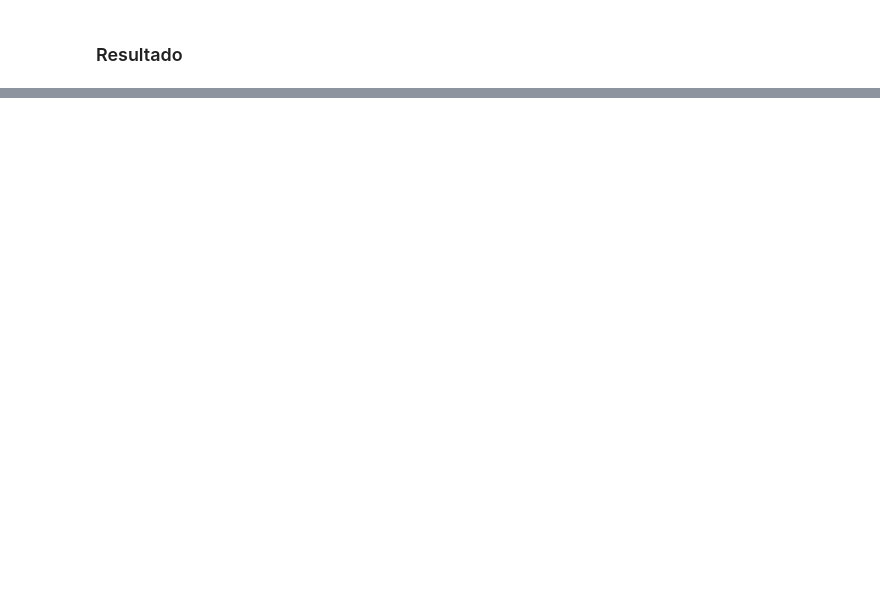
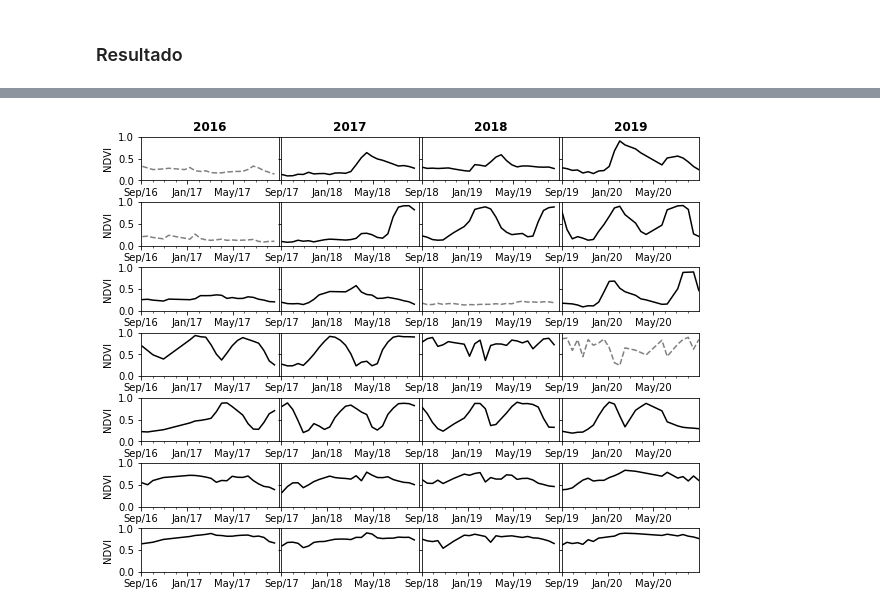
Before and after one commit to felipesa01/projeto_pdi, a Jupyter notebook: Moving_window_analysis.ipynb, the cells around one changed output, grey strips where cells are left out. Saved outputs shown, nothing was run; the diff lists cells and outputs as text; code cells hidden in the pictures; blank space fills up the shorter version.

```diff
--- a/Moving_window_analysis.ipynb
+++ b/Moving_window_analysis.ipynb
@@ -126,0 +350,48 @@ display(pd.DataFrame(final_result))
+# %%
+# df = -pd.DataFrame(final_result_euclidian)
+# df = df.loc[df.any(axis=1) , : ]
+# df = -df
+
+df = df.loc[[10389, 10666, 10691,2480, 1, 6, 7  ],:]
+# df = df.loc[[5875,2 ],:]
+
+
+fig, ax = plt.subplots(df.shape[0],len(anos_ag),figsize=(10,8), sharey=True)
+fig.subplots_adjust(wspace = .02,hspace=.5)
+
+for linha, ponto in enumerate(df.index):
+
+    for (coluna,ano), intervalo in zip(enumerate(anos_ag),anos_ag.values()):
+
+        if not df.loc[ponto, ano]:
+            ls = '--'
+            color = 'gray'
+        else:
+            ls = '-'
+            color = 'black'
+
+        ax[linha,coluna].set_ylim(0,1)
+
+        months = mdates.MonthLocator(interval=4)
+        month_fmt = mdates.DateFormatter('%b/%y')
+
+        months_minor = mdates.MonthLocator()
+
+
+        ax[linha,coluna].get_xaxis().set_minor_locator(months_minor)
+        ax[linha,coluna].get_xaxis().set_major_locator(months)
+        ax[linha,coluna].get_xaxis().set_major_formatter(month_fmt)
+
+        if linha == 0:
+            ax[linha,coluna].set_title(ano,weight='bold')
+
+        ax[linha,coluna].set_xlim(left=intervalo[0],right=intervalo[1])
+
+        ax[linha,coluna].plot(df_interpolado.loc[intervalo[0]:intervalo[1],ponto], color=color, ls=ls);
+
+
+    ax[linha,0].set_ylabel('NDVI',labelpad=5);
+#     ax[linha,0].set_ylabel('Sample {}'.format(ponto),labelpad=10,weight='bold');
+#     ax[linha,3].legend(bbox_to_anchor=(1.5, .5), loc='center right');
+# %% [output]
+[figure, added]
```
Also changed, not shown: parts of 14 cells of this notebook, 3 other files.
